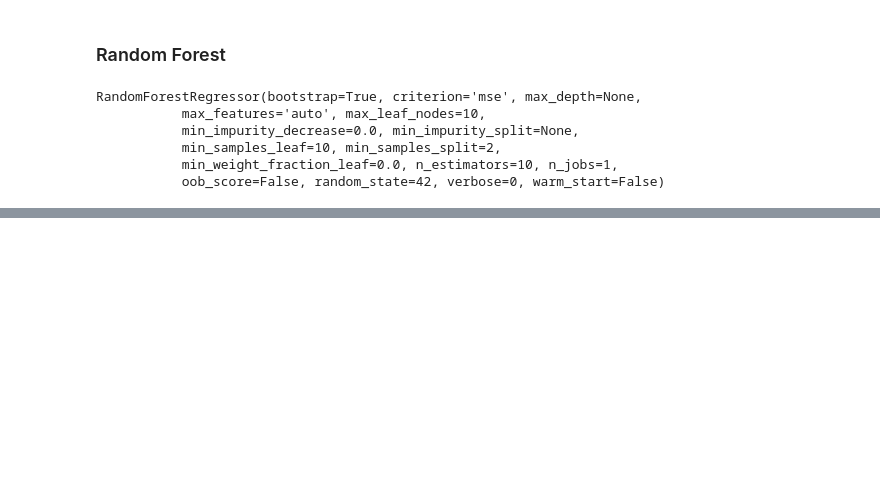
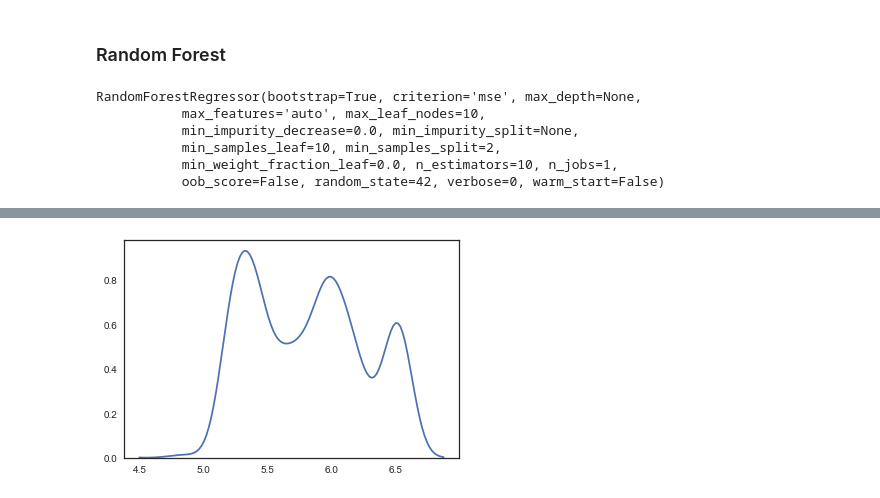
Before and after one commit to bahbbc/wine-quality, a Jupyter notebook: WineQuality.ipynb, the cells around one changed output, grey strips where cells are left out. Cells and saved outputs as stored; diff of their text form; code cells hidden in the pictures; blank space fills up the shorter version.

```diff
--- a/WineQuality.ipynb
+++ b/WineQuality.ipynb
@@ -507,3 +508,8 @@ plt.scatter(y_pred, y_test)
+# %%
+sns.kdeplot(y_pred)
+plt.legend();
+# %% [output]
+[figure, added]
 # %%
 from sklearn.model_selection import RandomizedSearchCV
 from sklearn.ensemble import RandomForestRegressor
```
Also changed, not shown: parts of 19 cells of this notebook, 1 other file.
